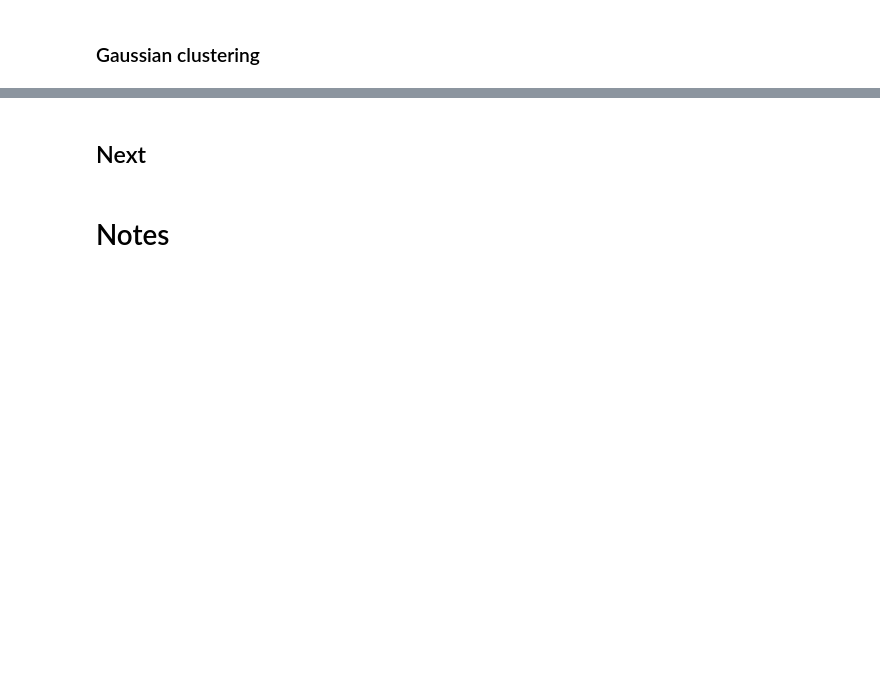
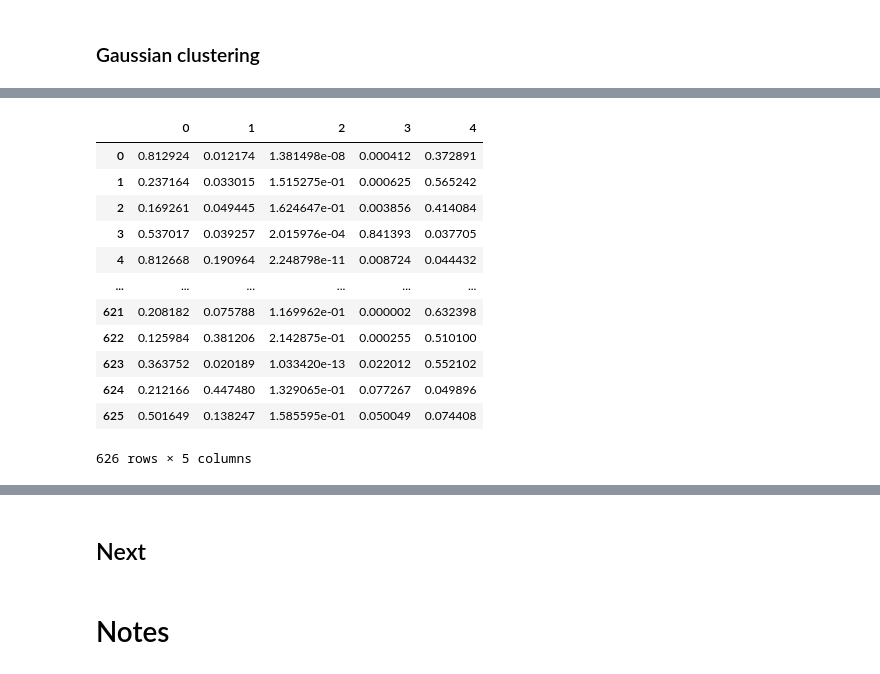
Before and after one commit to lukevano/mri_personality, a Jupyter notebook: notebooks/lv_lewagon_mri.ipynb, the cells around one changed output, grey strips where cells are left out. Saved outputs shown, nothing was run; the diff lists cells and outputs as text; code cells hidden in the pictures; blank space fills up the shorter version.

```diff
--- a/notebooks/lv_lewagon_mri.ipynb
+++ b/notebooks/lv_lewagon_mri.ipynb
@@ -2820,0 +2702,21 @@ weighted avg       0.65      0.66      0.66       626
+# %%
+m_gaussian_proba = pd.DataFrame({0: y_pred_m_gaussian_0_proba,
+                                 1: y_pred_m_gaussian_1_proba,
+                                 2: y_pred_m_gaussian_2_proba,
+                                 3: y_pred_m_gaussian_3_proba,
+                                 4: y_pred_m_gaussian_4_proba})
+m_gaussian_proba
+# %% [output]
+|  | 0 | 1 | 2 | 3 | 4 |
+| 0 | 0.812924 | 0.012174 | 1.381498e-08 | 0.000412 | 0.372891 |
+| 1 | 0.237164 | 0.033015 | 1.515275e-01 | 0.000625 | 0.565242 |
+| 2 | 0.169261 | 0.049445 | 1.624647e-01 | 0.003856 | 0.414084 |
+| 3 | 0.537017 | 0.039257 | 2.015976e-04 | 0.841393 | 0.037705 |
+| 4 | 0.812668 | 0.190964 | 2.248798e-11 | 0.008724 | 0.044432 |
+| ... | ... | ... | ... | ... | ... |
+| 621 | 0.208182 | 0.075788 | 1.169962e-01 | 0.000002 | 0.632398 |
+| 622 | 0.125984 | 0.381206 | 2.142875e-01 | 0.000255 | 0.510100 |
+| 623 | 0.363752 | 0.020189 | 1.033420e-13 | 0.022012 | 0.552102 |
+| 624 | 0.212166 | 0.447480 | 1.329065e-01 | 0.077267 | 0.049896 |
+| 625 | 0.501649 | 0.138247 | 1.585595e-01 | 0.050049 | 0.074408 |
+626 rows × 5 columns
```
Also changed, not shown: parts of 75 cells of this notebook.
